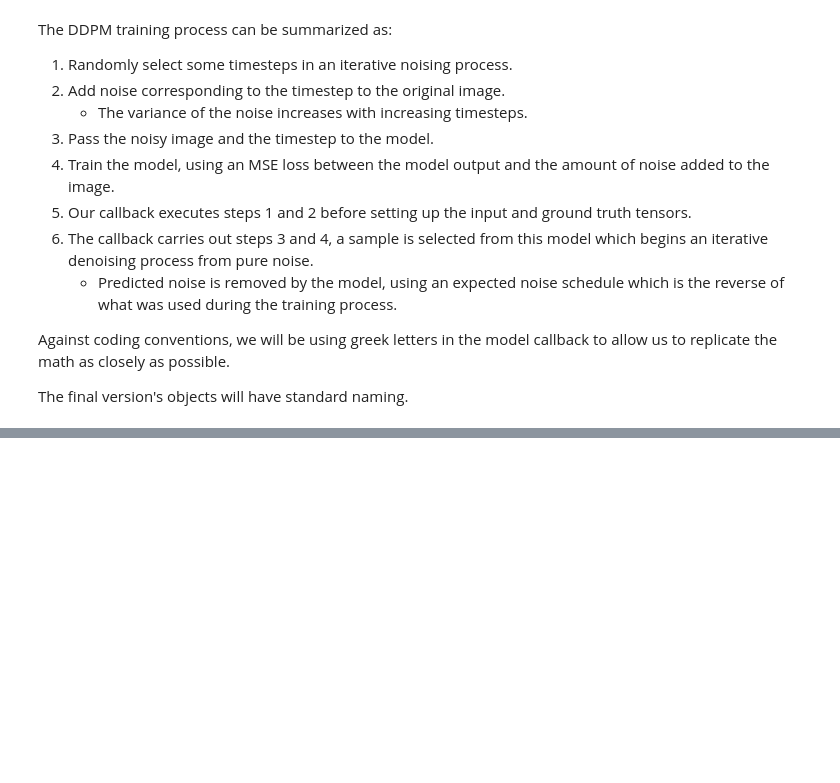
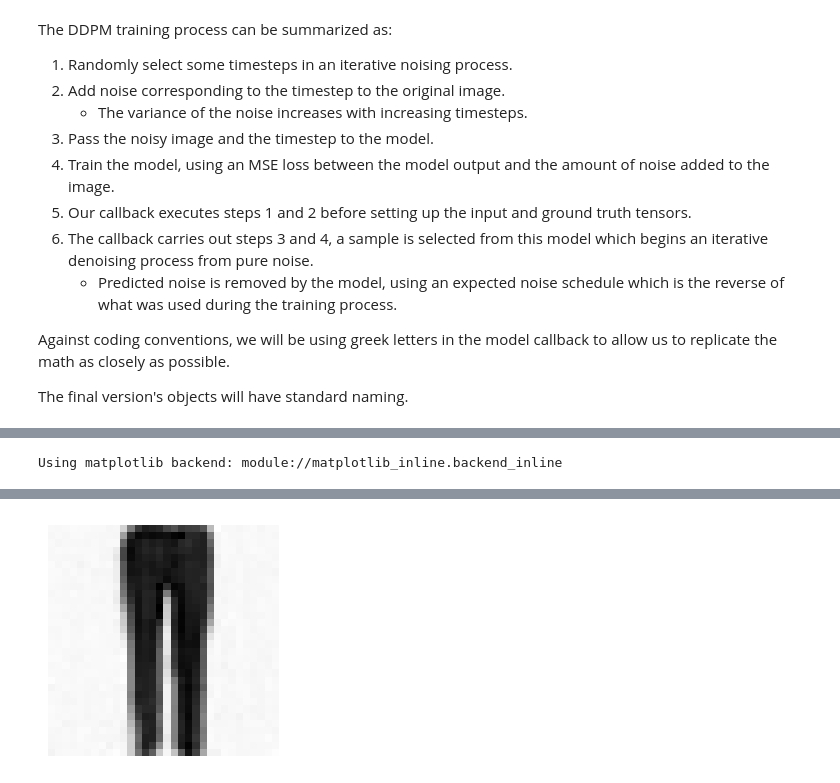
Before and after one commit to bachaudhry/FastAI-22-23, a Jupyter notebook: course_part_2/15_DDPM_v1.ipynb, the cells around one changed output, grey strips where cells are left out. Cells and saved outputs as stored; diff of their text form; code cells hidden in the pictures; blank space fills up the shorter version.

```diff
--- a/course_part_2/15_DDPM_v1.ipynb
+++ b/course_part_2/15_DDPM_v1.ipynb
@@ -140,0 +186,15 @@ class DDPMCB(TrainCB):
+# %%
+# Visualize the sampling process
+%matplotlib auto
+import matplotlib.animation as animation
+from IPython.display import display, HTML
+
+fig, ax = plt.subplots(figsize=(3, 3))
+def _show_i(i): return show_image(-samples[i][9], ax=ax, animated=True).get_images()
+r = L.range(800, 990, 5) + L.range(990, 1000) + [999]*10
+ims = r.map(_show_i)
+
+animate = animation.ArtistAnimation(fig, ims, interval=50, blit=True, repeat_delay=4000)
+display(HTML(animate.to_html5_video()))
+# %% [output]
+Using matplotlib backend: module://matplotlib_inline.backend_inline
@@ -140,0 +202 @@ class DDPMCB(TrainCB):
+[figure, added]
```
Also changed, not shown: parts of 9 cells of this notebook.
